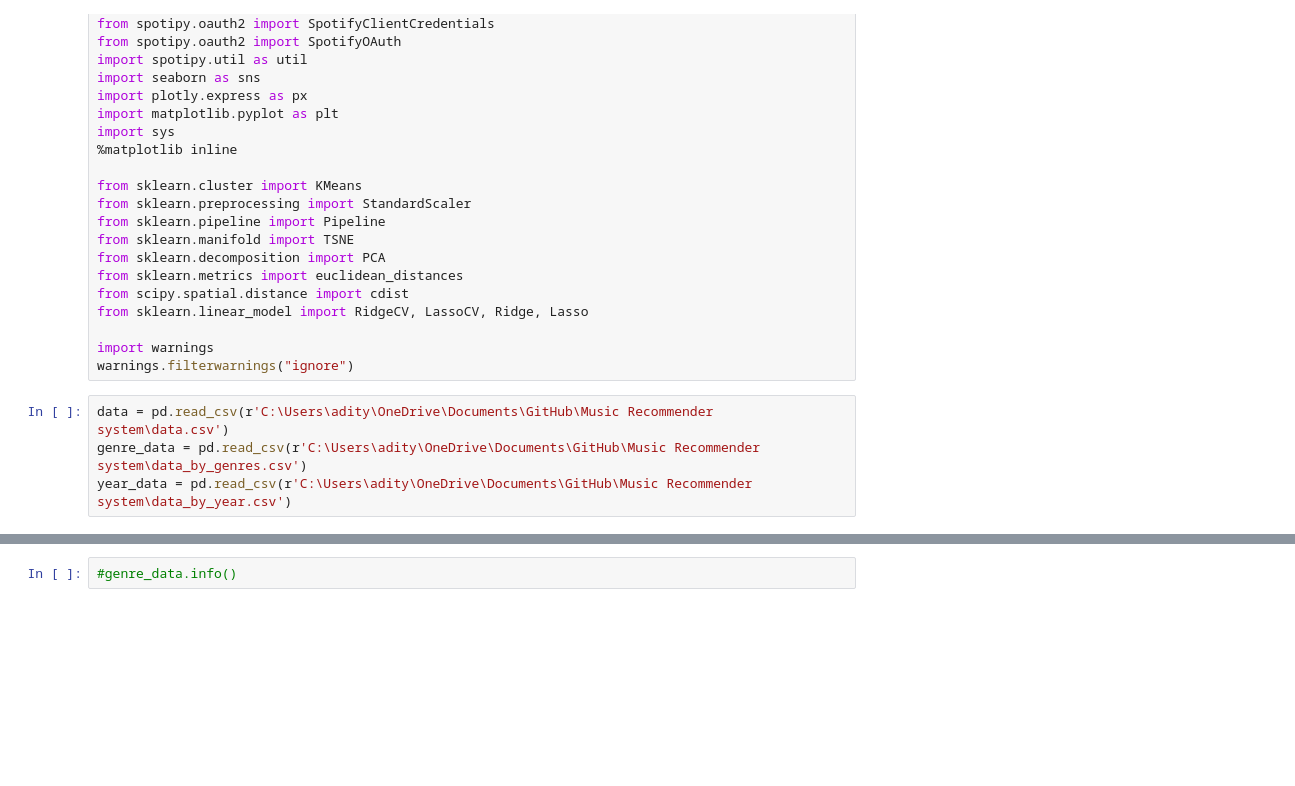
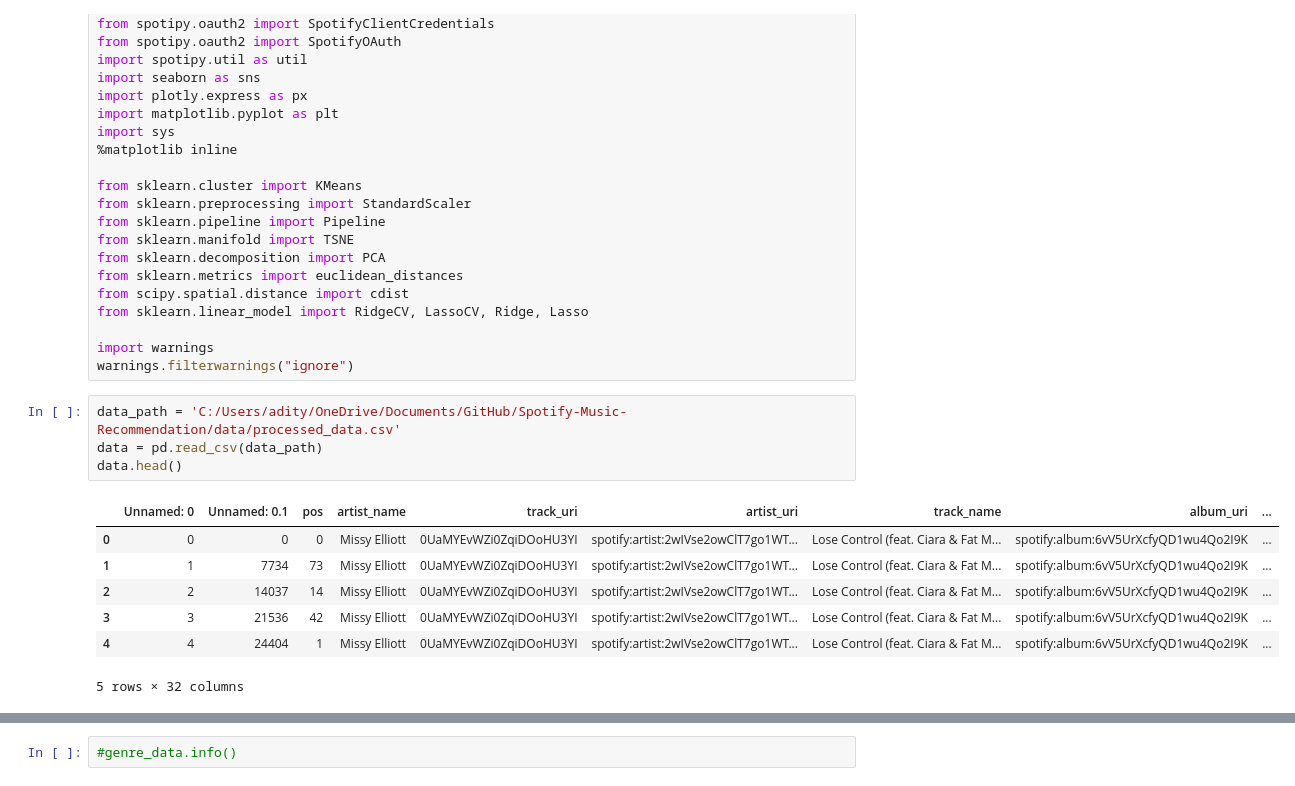
Before and after one commit to Hadryan/Spotify-Music-Recommendation-2, a Jupyter notebook: spotifyrecommender.ipynb, the cells around one changed output, grey strips where cells are left out. Drawn from its saved outputs; the diff is of its cells as text; blank space fills up the shorter version.

```diff
--- a/spotifyrecommender.ipynb
+++ b/spotifyrecommender.ipynb
@@ -38,7 +38,15 @@ from sklearn.linear_model import RidgeCV, LassoCV, Ridge, Lasso
 
 import warnings
 warnings.filterwarnings("ignore")
-# %%
-data = pd.read_csv(r'C:\Users\adity\OneDrive\Documents\GitHub\Music Recommender system\data.csv')
-genre_data = pd.read_csv(r'C:\Users\adity\OneDrive\Documents\GitHub\Music Recommender system\data_by_genres.csv')
-year_data = pd.read_csv(r'C:\Users\adity\OneDrive\Documents\GitHub\Music Recommender system\data_by_year.csv')
+# %%
+data_path = 'C:/Users/adity/OneDrive/Documents/GitHub/Spotify-Music-Recommendation/data/processed_data.csv'
+data = pd.read_csv(data_path)
+data.head()
+# %% [output]
+|  | Unnamed: 0 | Unnamed: 0.1 | pos | artist_name | track_uri | artist_uri | track_name | album_uri | ... |
+| 0 | 0 | 0 | 0 | Missy Elliott | 0UaMYEvWZi0ZqiDOoHU3YI | spotify:artist:2wIVse2owClT7go1WT... | Lose Control (feat. Ciara & Fat M... | spotify:album:6vV5UrXcfyQD1wu4Qo2I9K | ... |
+| 1 | 1 | 7734 | 73 | Missy Elliott | 0UaMYEvWZi0ZqiDOoHU3YI | spotify:artist:2wIVse2owClT7go1WT... | Lose Control (feat. Ciara & Fat M... | spotify:album:6vV5UrXcfyQD1wu4Qo2I9K | ... |
+| 2 | 2 | 14037 | 14 | Missy Elliott | 0UaMYEvWZi0ZqiDOoHU3YI | spotify:artist:2wIVse2owClT7go1WT... | Lose Control (feat. Ciara & Fat M... | spotify:album:6vV5UrXcfyQD1wu4Qo2I9K | ... |
+| 3 | 3 | 21536 | 42 | Missy Elliott | 0UaMYEvWZi0ZqiDOoHU3YI | spotify:artist:2wIVse2owClT7go1WT... | Lose Control (feat. Ciara & Fat M... | spotify:album:6vV5UrXcfyQD1wu4Qo2I9K | ... |
+| 4 | 4 | 24404 | 1 | Missy Elliott | 0UaMYEvWZi0ZqiDOoHU3YI | spotify:artist:2wIVse2owClT7go1WT... | Lose Control (feat. Ciara & Fat M... | spotify:album:6vV5UrXcfyQD1wu4Qo2I9K | ... |
+5 rows × 32 columns
```
Also changed, not shown: parts of 2 cells of this notebook, 1 other file.
